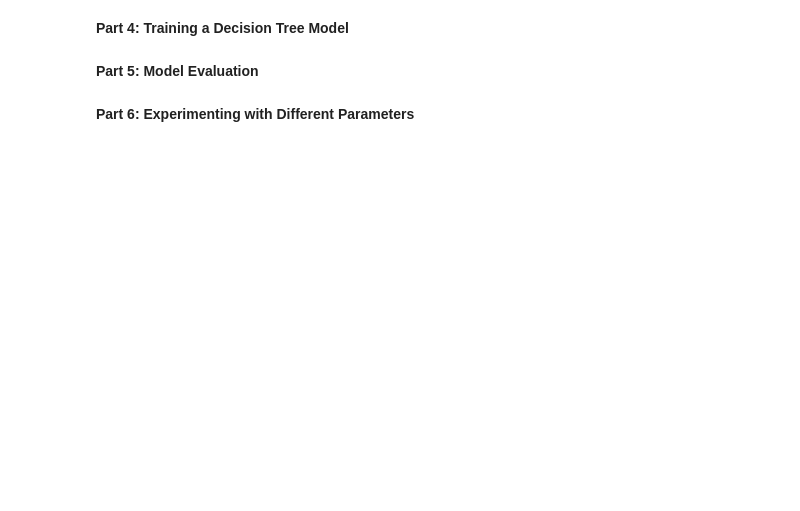
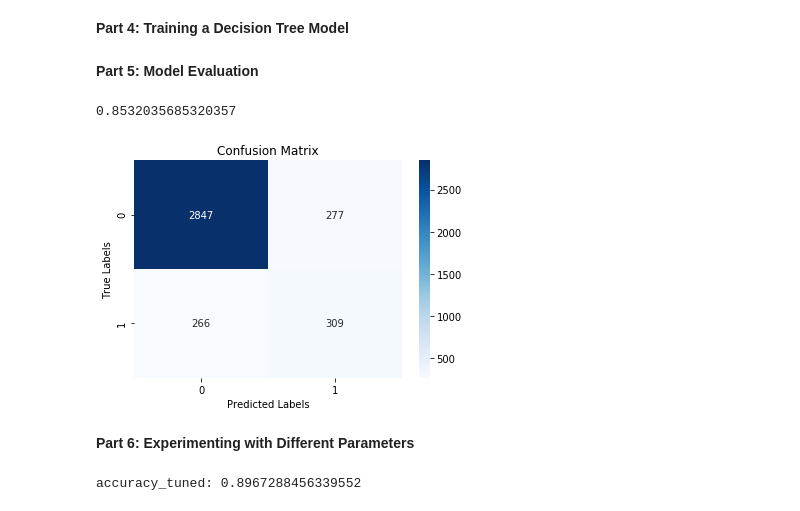
Before and after one commit to dennislamcv1/UPennData, a Jupyter notebook: Intro to Predictive Analytics Using Python/Graded_Assignment.ipynb, the cells around one changed output. Saved outputs shown, nothing was run; the diff lists cells and outputs as text; code cells hidden in the pictures; blank space fills up the shorter version.

```diff
--- a/Intro to Predictive Analytics Using Python/Graded_Assignment.ipynb
+++ b/Intro to Predictive Analytics Using Python/Graded_Assignment.ipynb
@@ -546,0 +403,3 @@ top_features
+# %%
+top_features = top_8_features.index.to_list()
+top_features
@@ -546,0 +415,4 @@ top_features
+# %%
+# Step 2: Create updated training and test sets with only these features
+update_X_train = X_train[top_features]
+update_X_test = X_test[top_features]
@@ -572,7 +446,14 @@ assert_equal('yes', q3_plot_check)
 3. Make predictions on the test set as '"y_pred"
 """
 
-# YOUR CODE HERE
+# 2. Create a Decision Tree model with default parameters except for random_state
+decision_tree = DecisionTreeClassifier(random_state=42)
+
+# Train the model on the training data
+decision_tree.fit(update_X_train, y_train)
+
+# 3. Make predictions on the test set
+y_pred = decision_tree.predict(update_X_test)
 # %%
 ##########################
 ### TEST YOUR SOLUTION ###
@@ -597,9 +478,27 @@ NOTE:
 
 """
 
-q5_plot_check = 'no' # change to yes after you verify your plot
+q5_plot_check = 'yes' # change to yes after you verify your plot
 
-# YOUR CODE HERE
+# 1. Calculate and print the accuracy
+
+accuracy = accuracy_score(y_test, y_pred)
+accuracy
+# %% [output]
+0.8532035685320357
+# %%
+# 2. Import and generate the confusion matrix
+
+conf_matrix = confusion_matrix(y_test, y_pred)
+# %%
+plt.figure(figsize=(6, 4))
+sns.heatmap(conf_matrix, annot=True, fmt='d', cmap='Blues')
+plt.title('Confusion Matrix')
+plt.xlabel('Predicted Labels')
+plt.ylabel('True Labels')
+plt.show()
+# %% [output]
+[figure, added]
 # %%
 ##########################
 ### TEST YOUR SOLUTION ###
@@ -624,7 +523,21 @@ assert_equal('yes', q5_plot_check)
 3. Evaluate the accuracy of this model and save it in "accuracy_tuned"
 """
 
-# YOUR CODE HERE
+# 1. Create a new Decision Tree model with specified parameters
+
+
+decision_tree_tuned = DecisionTreeClassifier(max_depth=5, min_samples_split=50, random_state=42)
+
+# 2. Train the new model and make predictions
+decision_tree_tuned.fit(update_X_train, y_train)
+y_pred_tuned = decision_tree_tuned.predict(update_X_test)
+
+# 3. Evaluate and save the accuracy
+from sklearn.metrics import accuracy_score
+accuracy_tuned = accuracy_score(y_test, y_pred_tuned)
+print("accuracy_tuned:", accuracy_tuned)
+# %% [output]
+accuracy_tuned: 0.8967288456339552
 # %%
 ##########################
 ### TEST YOUR SOLUTION ###
```
Also changed, not shown: parts of 59 cells of this notebook, 10 other files.
